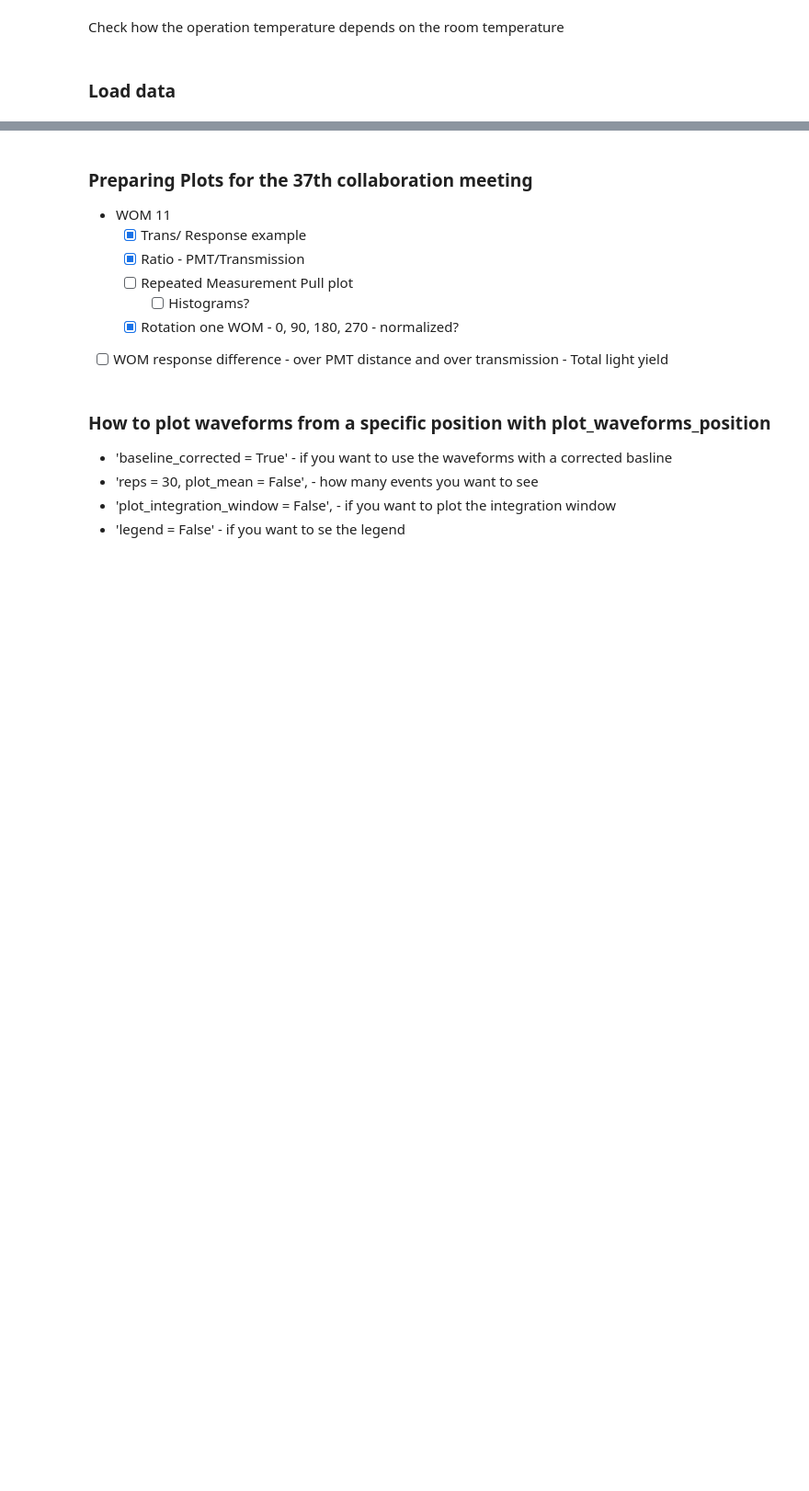
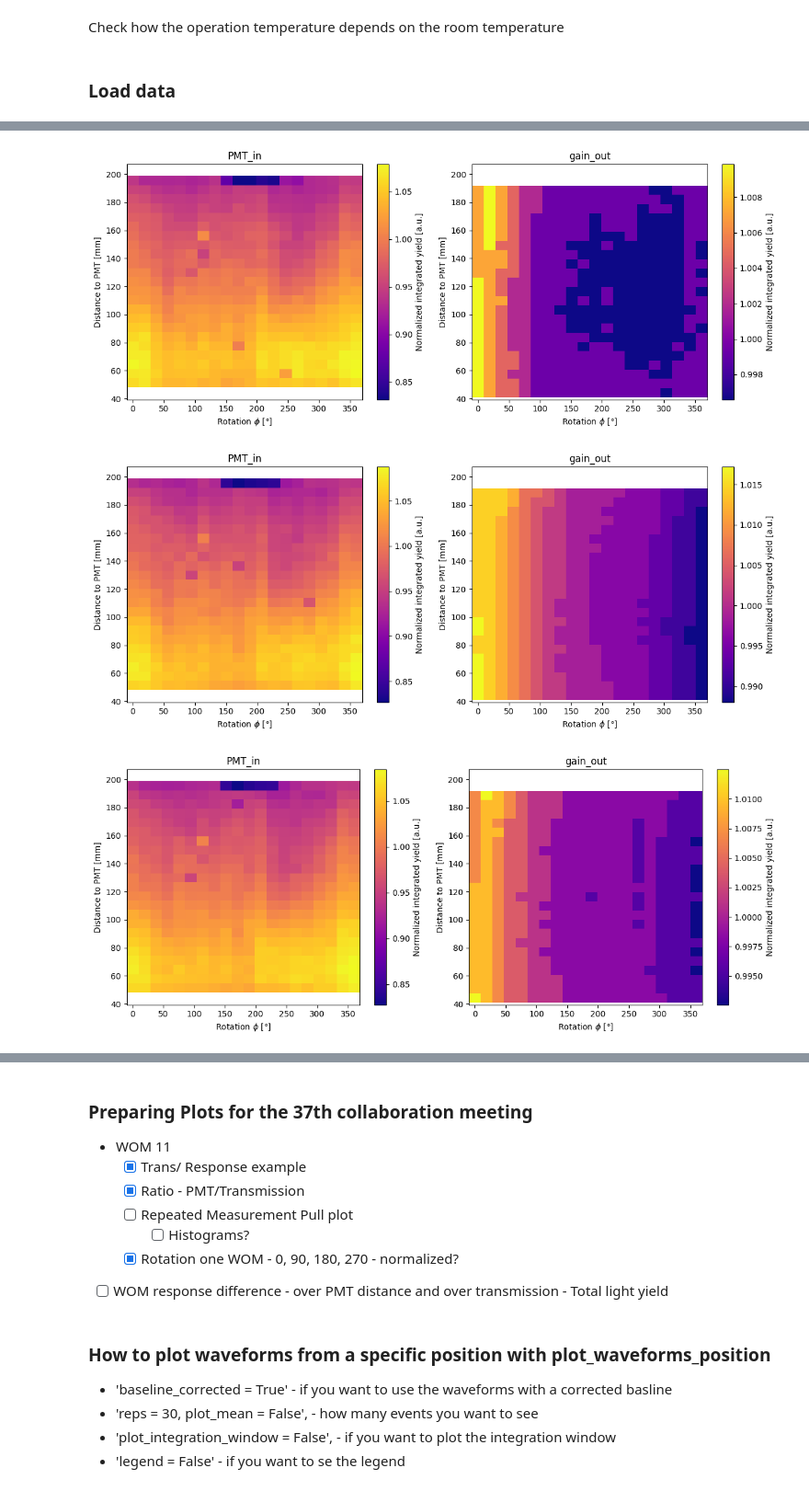
Before and after one commit to idawoestheinrich/wom_quality_control, a Jupyter notebook: code/analysis_ida.ipynb, the cells around one changed output, grey strips where cells are left out. Shown at 92% size. Saved outputs shown, nothing was run; the diff lists cells and outputs as text; code cells hidden in the pictures; blank space fills up the shorter version.

```diff
--- a/code/analysis_ida.ipynb
+++ b/code/analysis_ida.ipynb
@@ -594,5 +735,9 @@ for qc in QC:
 # %%
 PM = ["PMT_in", "PMT_out"]
 for pm, gain in zip(PM, Gain):
     for qc in QC:
-        qc.heatmap_WOM(ch1=f"{pm}", ch2=f"{gain}", baseline_subtract = False, normalize = True, remove_rows = [1,2])#, title = [f"WOM 11 response {pm}"], colorlabel = ["Signal integrated yield/ Reference integrated yield"]) #no rows removed
+        qc.heatmap_WOM(ch1=f"{pm}", ch2=f"{gain}", baseline_subtract = True, normalize = True, remove_rows = [1,2])#, title = [f"WOM 11 response {pm}"], colorlabel = ["Signal integrated yield/ Reference integrated yield"]) #no rows removed
+# %% [output]
+[figure, added]
+[figure, added]
+[figure, added]
```
Also changed, not shown: parts of 18 cells of this notebook, 5 other files.
